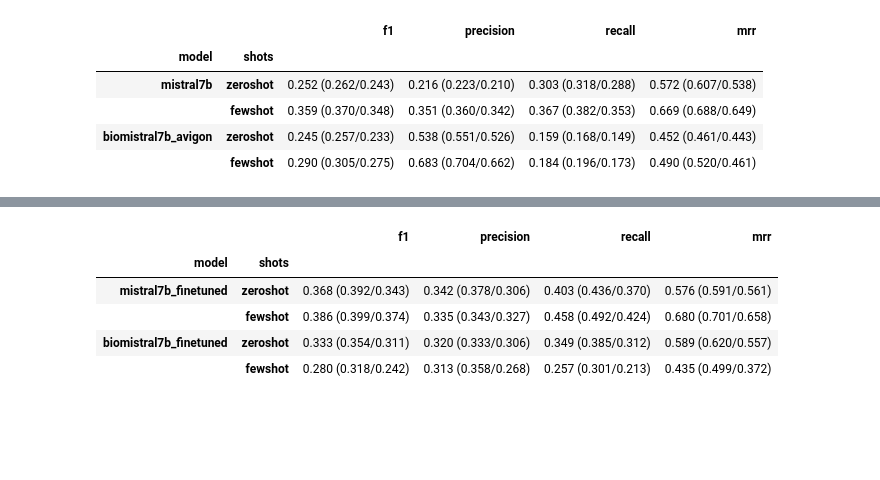
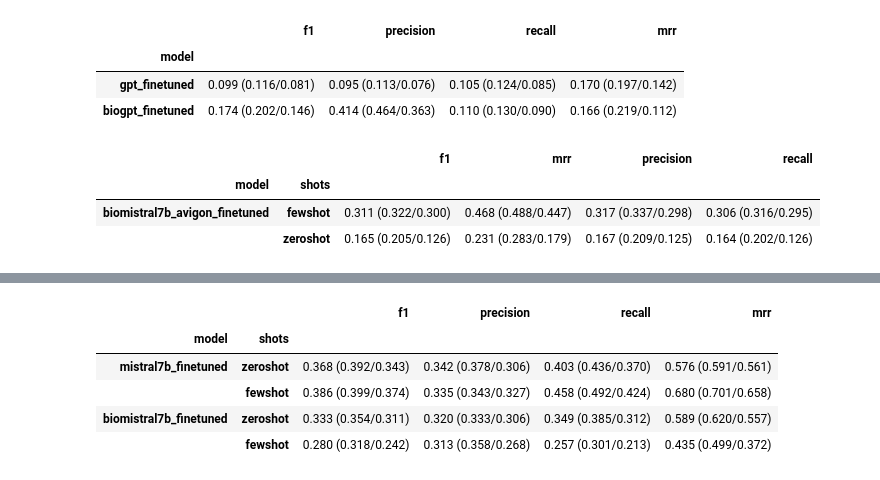
Before and after one commit to memy85/2024_medicalnote_annotation, a Jupyter notebook: notes/cv_evaluation.ipynb, the cells around one changed output, grey strips where cells are left out. Drawn from its saved outputs; the diff is of its cells as text; code cells hidden in the pictures; blank space fills up the shorter version.

```diff
--- a/notes/cv_evaluation.ipynb
+++ b/notes/cv_evaluation.ipynb
@@ -39,9 +67,16 @@ def show_results(topn, model_names : list) :
-# %%
-show_results("top3", ["mistral7b", "biomistral7b_avigon"])
-# %% [output]
-|  |  | f1 | precision | recall | mrr |
-| model | shots |  |  |  |  |
-| mistral7b | zeroshot | 0.252 (0.262/0.243) | 0.216 (0.223/0.210) | 0.303 (0.318/0.288) | 0.572 (0.607/0.538) |
-|  | fewshot | 0.359 (0.370/0.348) | 0.351 (0.360/0.342) | 0.367 (0.382/0.353) | 0.669 (0.688/0.649) |
-| biomistral7b_avigon | zeroshot | 0.245 (0.257/0.233) | 0.538 (0.551/0.526) | 0.159 (0.168/0.149) | 0.452 (0.461/0.443) |
-|  | fewshot | 0.290 (0.305/0.275) | 0.683 (0.704/0.662) | 0.184 (0.196/0.173) | 0.490 (0.520/0.461) |
+# %%
+# baseline
+show_results("top10", ['gpt', 'biogpt'])
+# %% [output]
+|  | f1 | precision | recall | mrr |
+| model |  |  |  |  |
+| gpt_finetuned | 0.099 (0.116/0.081) | 0.095 (0.113/0.076) | 0.105 (0.124/0.085) | 0.170 (0.197/0.142) |
+| biogpt_finetuned | 0.174 (0.202/0.146) | 0.414 (0.464/0.363) | 0.110 (0.130/0.090) | 0.166 (0.219/0.112) |
+# %%
+r = show_results("top10", ["biomistral7b_avigon_modified_finetune"], baseline=False)
+r[['f1','mrr','precision', 'recall']].sort_index()
+# %% [output]
+|  |  | f1 | mrr | precision | recall |
+| model | shots |  |  |  |  |
+| biomistral7b_avigon_finetuned | fewshot | 0.311 (0.322/0.300) | 0.468 (0.488/0.447) | 0.317 (0.337/0.298) | 0.306 (0.316/0.295) |
+|  | zeroshot | 0.165 (0.205/0.126) | 0.231 (0.283/0.179) | 0.167 (0.209/0.125) | 0.164 (0.202/0.126) |
```
Also changed, not shown: parts of 11 cells of this notebook, 21 other files.
